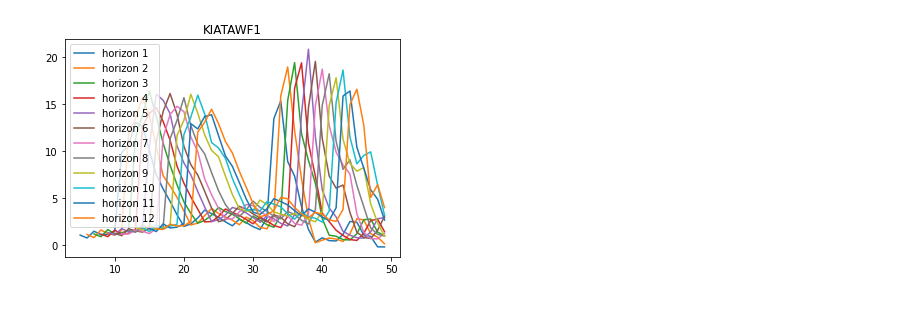
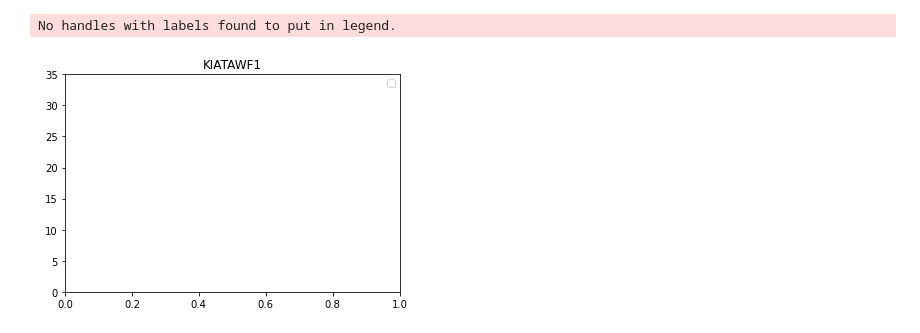
Before and after one commit to vitorp4/Data-Science, a Jupyter notebook: Regressão com MLP (serie temporal)/MLP (time series).ipynb, the cells around one changed output. Saved outputs shown, nothing was run; the diff lists cells and outputs as text; code cells hidden in the pictures.

```diff
--- a/Regressão com MLP (serie temporal)/MLP (time series).ipynb
+++ b/Regressão com MLP (serie temporal)/MLP (time series).ipynb
@@ -11,17 +10,22 @@ df = pd.read_csv('australia.csv')
+# %%
+df = pd.read_csv('australia.csv')
+df['timestamp'] = pd.to_datetime(df['timestamp'])
+df = df.set_index('timestamp').rolling(6).mean().iloc[6::6]
+df.index.name = None
+df = df.interpolate(method='polynomial', order=5, axis=0).clip(lower=0)
 # %%
-LAGS = 5
-HORIZONS = 12
-CENTRAL = 'KIATAWF1'
+LAGS = 4
+HORIZONS = 6
 INITS = 1
-HIDDEN_LAYERS = [10,5]
+HIDDEN_LAYERS = [10]
 ACTIVATION = 'relu'
 OPTIMIZER = 'adam'
 LOSS = 'mse'
 VALIDATION_SPLIT = 0.2
 EPOCHS = 200
 
+CENTRAL = 'KIATAWF1'
+
 serie = df[CENTRAL]
-
-train, test = train_test_split(serie, test_size=.33, shuffle=False)
-X_train, Y_train = patterns(train, LAGS, HORIZONS, dropnan=True)
-X_test = patterns(test, LAGS, dropnan=False)
+index = serie.index
+serie.describe()
@@ -28,8 +42,15 @@ X_test = patterns(test, LAGS, dropnan=False)
+# %%
+
+train, test = train_test_split(serie, test_size=.33, shuffle=False)
+train_idx, test_idx = train_test_split(index, test_size=.33, shuffle=False)
+X_train, Y_train = patterns(train, LAGS, HORIZONS, dropnan=True, index=train_idx)
+X_test = patterns(test, LAGS, dropnan=False, index=test_idx)
 # %%
 model = MLP(n_lags=LAGS, n_horizons=HORIZONS, n_inits=INITS)
 model.build(hidden_layers=HIDDEN_LAYERS, activation=ACTIVATION, optimizer=OPTIMIZER, loss=LOSS)
 model.train(X_train.values, Y_train.values, validation_split=VALIDATION_SPLIT, epochs=EPOCHS)
 pred = model.predict(X_test.values)
+pred.index = test_idx
 pred
 # %% [output]
 Epoch 1/200
@@ -78,8 +113,10 @@ all_metrics_from_dataframe(pred, test)
 # %%
-for h in range(1,HORIZONS+1):
-    plt.plot(pred[f't+{h}'].values[:50], label=f'horizon {h}')
+for h in range(1,HORIZONS-5):
+    plt.plot(pred[f't+{h}'].values[:100], label=f'horizon {h}')
+plt.ylim([0,35])
 plt.legend()
 plt.title(CENTRAL)
 plt.show()
 # %% [output]
+No handles with labels found to put in legend.
-[figure, old version]
+[figure, new version]
```
Also changed, not shown: parts of 9 cells of this notebook, 4 other files.
